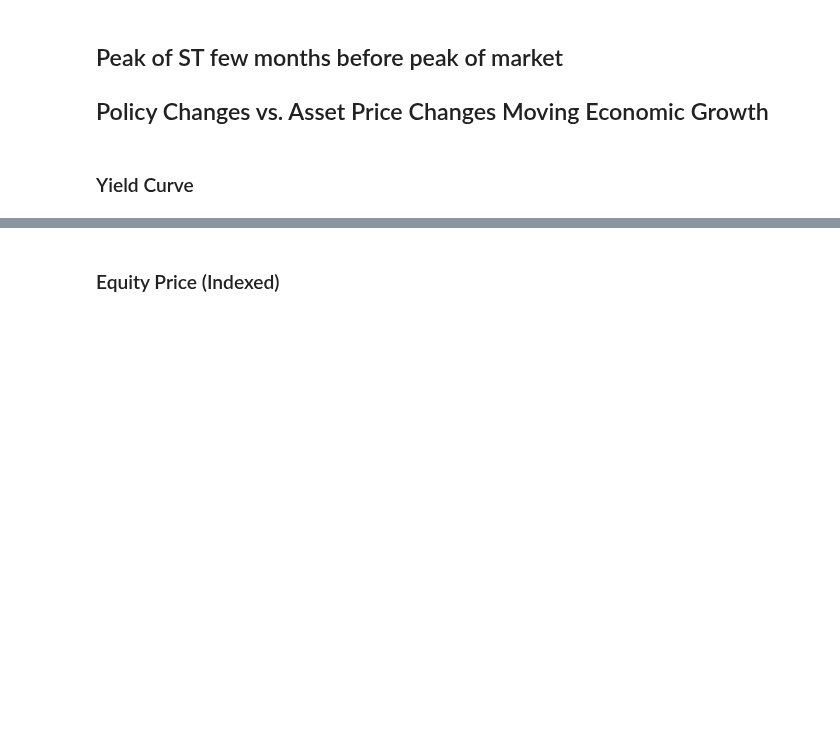
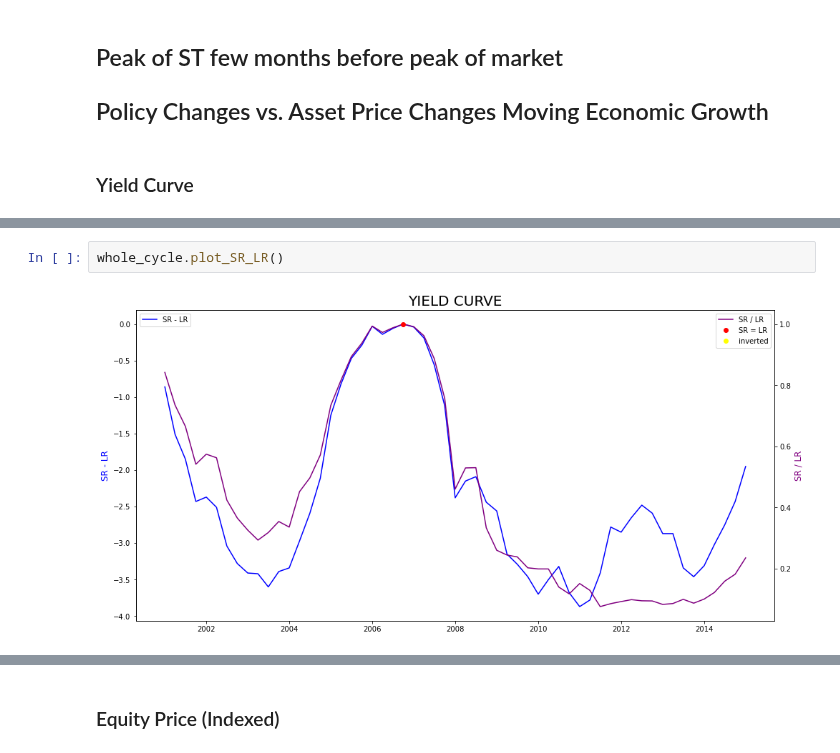
Before and after one commit to bridaniels/Principles_NavigatingBigDebtCrises, a Jupyter notebook: Part1/deflationDebtCycle/03_top.ipynb, the cells around one changed output, grey strips where cells are left out. Cells and saved outputs as stored; diff of their text form; blank space fills up the shorter version.

```diff
--- a/Part1/deflationDebtCycle/03_top.ipynb
+++ b/Part1/deflationDebtCycle/03_top.ipynb
@@ -31,0 +48,4 @@ fred = Fred(api_key=api_key)
+# %%
+whole_cycle.plot_SR_LR()
+# %% [output]
+[figure, added]
```
Also changed, not shown: parts of 5 cells of this notebook, 1 other file.
